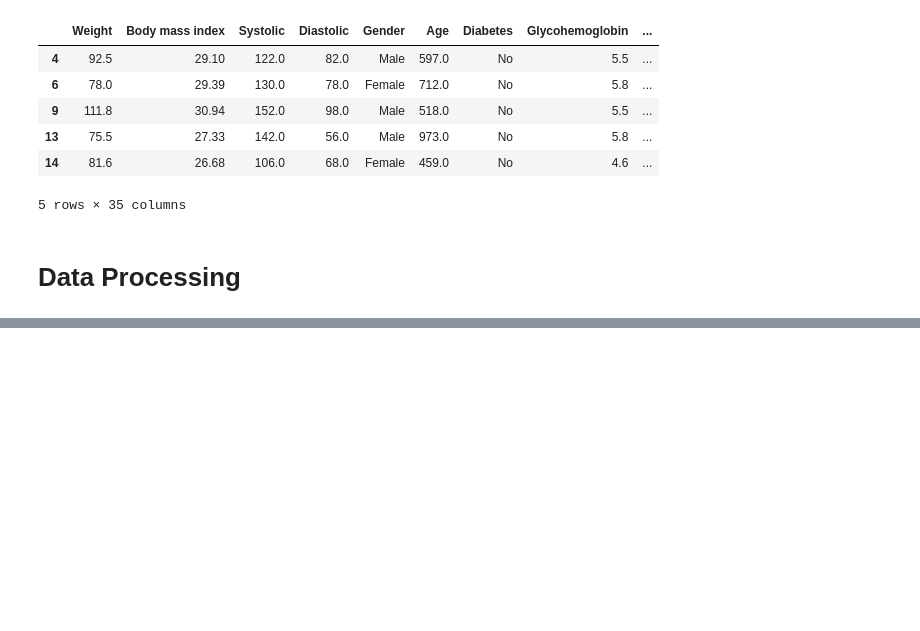
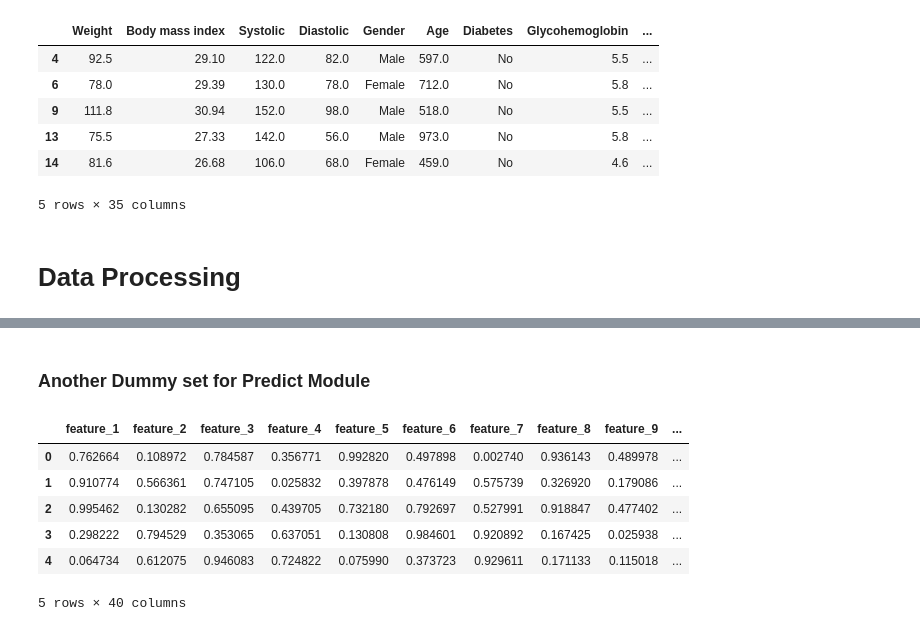
Before and after one commit to patsals/CHD-adversarial-nn, a Jupyter notebook: Adversarial Module.ipynb, the cells around one changed output, grey strips where cells are left out. Cells and saved outputs as stored; diff of their text form; code cells hidden in the pictures; blank space fills up the shorter version.

Commit message:
Adversarial Module Bug Fixes

```diff
--- a/Adversarial Module.ipynb
+++ b/Adversarial Module.ipynb
@@ -73,0 +464,36 @@ def main_model(input):
+# %% [markdown]
+### Another Dummy set for Predict Module
+# %%
+
+# Number of rows and columns
+num_rows = 1000
+num_columns = 41
+
+# Generate random float data for 39 columns
+float_data = np.random.rand(num_rows, num_columns - 2)
+
+# Generate two binary columns
+binary_data = np.random.randint(0, 2, size=(num_rows, 2))
+
+# Combine into a single dataset
+data = np.hstack((float_data, binary_data))
+
+# Create column names
+column_names = [f"feature_{i}" for i in range(1, num_columns - 1)]
+column_names.append("Gender")
+column_names.append("CHD")
+
+# Create DataFrame
+df_predict = pd.DataFrame(data, columns=column_names)
+# %%
+x_val = df_predict.drop(["CHD"], axis = 1)
+y_val = df.CHD
+x_val.head(5)
+# %% [output]
+|  | feature_1 | feature_2 | feature_3 | feature_4 | feature_5 | feature_6 | feature_7 | feature_8 | feature_9 | ... |
+| 0 | 0.762664 | 0.108972 | 0.784587 | 0.356771 | 0.992820 | 0.497898 | 0.002740 | 0.936143 | 0.489978 | ... |
+| 1 | 0.910774 | 0.566361 | 0.747105 | 0.025832 | 0.397878 | 0.476149 | 0.575739 | 0.326920 | 0.179086 | ... |
+| 2 | 0.995462 | 0.130282 | 0.655095 | 0.439705 | 0.732180 | 0.792697 | 0.527991 | 0.918847 | 0.477402 | ... |
+| 3 | 0.298222 | 0.794529 | 0.353065 | 0.637051 | 0.130808 | 0.984601 | 0.920892 | 0.167425 | 0.025938 | ... |
+| 4 | 0.064734 | 0.612075 | 0.946083 | 0.724822 | 0.075990 | 0.373723 | 0.929611 | 0.171133 | 0.115018 | ... |
+5 rows × 40 columns
```
Also changed, not shown: parts of 24 cells of this notebook, 1 other file.
